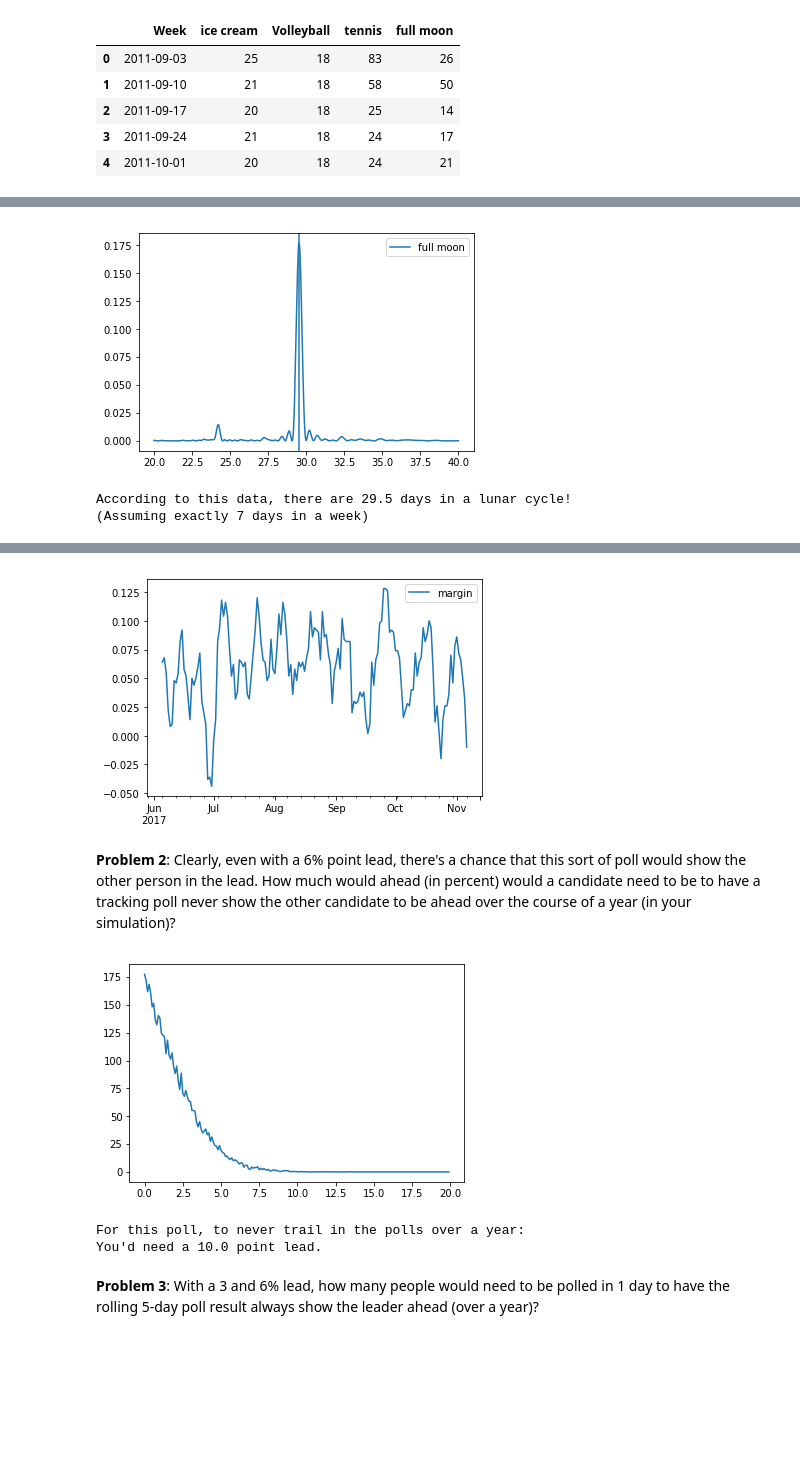
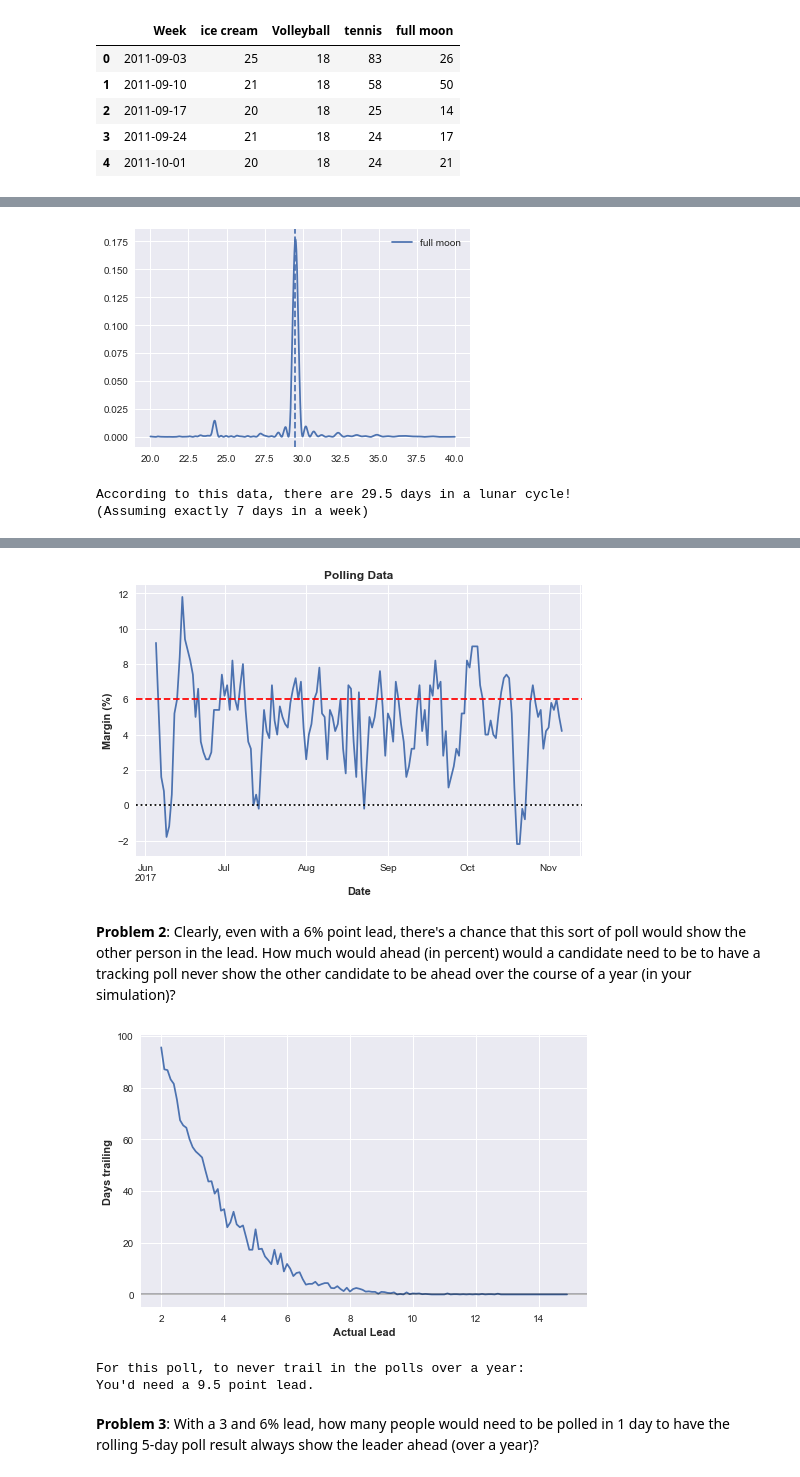
Before and after one commit to mattjaffe42/hw_py_ay250, a Jupyter notebook: hw1/jaffe_hw1.ipynb, the cells around one changed output, grey strips where cells are left out. Drawn from its saved outputs; the diff is of its cells as text; code cells hidden in the pictures; blank space fills up the shorter version.

```diff
--- a/hw1/jaffe_hw1.ipynb
+++ b/hw1/jaffe_hw1.ipynb
@@ -482,7 +482,10 @@ Often times, people act as good sensors of the physical universe. We can use Goo
 Hint: `from scipy.signal.spectral import lombscargle` (you'll want to normalize your signal so it has a mean of zero.)
 # %%
 import pandas as pd
+import numpy as np
 from scipy.signal.spectral import lombscargle
+import seaborn as sns
+sns.set()
 
 datafile = './data/merged_data.csv'
 data_df = pd.read_csv(datafile)
@@ -529,7 +532,7 @@ According to this data, there are 354.6 days in a year!
 ####################################
 # Number of days in a lunar cycle
 ####################################
-freqs = linspace(1/40, 1/20, 100000);
+freqs = np.linspace(1/40, 1/20, 100000);
 channel = 'full moon'
 pgram = lombscargle(2*np.pi*days, data_df[channel], freqs, normalize=True)
 
@@ -537,13 +540,13 @@ ax = plt.gca()
 color = next(ax._get_lines.prop_cycler)['color']
 plt.plot(1/freqs, pgram, label=channel, color=color)
 days_in_a_lunar_cycle = 1/freqs[pgram.argsort()[-1]]
-plt.axvline(x=days_in_a_lunar_cycle, color=color)
+plt.axvline(x=days_in_a_lunar_cycle, color=color, linestyle='--')
 plt.legend()
 plt.show()
 
 print(f"According to this data, there are {days_in_a_lunar_cycle:.1f} days in a lunar cycle!\n(Assuming exactly 7 days in a week)")
 # %% [output]
-[figure, old version]
+[figure, new version]
 According to this data, there are 29.5 days in a lunar cycle!
 (Assuming exactly 7 days in a week)
 # %% [markdown]
@@ -563,6 +566,8 @@ import pandas as pd
 import numpy as np
 import numpy.random as rnd
 import matplotlib.pyplot as plt
+import seaborn as sns
+sns.set()
 
 day0 = date(2017, 6, 1)
 day_f = date(2017, 11, 6)  # day before election day
@@ -588,18 +593,22 @@ def get_rolling_df(ndays=n_days_Silver, n_daily=n_daily_Silver, lead=lead_H_Silv
     results_s = pd.Series(poll_results, index=poll_days)
     results_df = pd.DataFrame({'margin':results_s})
 
-    return (results_df.rolling(5, win_type='boxcar').mean()/n_daily-0.5)*2
+    return (results_df.rolling(5, win_type='boxcar').mean()/n_daily-0.5)*2*100
 
 rolling_mean_df = get_rolling_df()
 rolling_mean_df.plot()
-#plt.ylim(-0.05, 0.15)
+
+# some formatting
+plt.axhline(0, color='k', linestyle=':')
+plt.axhline(lead_H_Silver, color='r', linestyle='--')
+plt.gca().legend_.remove()
+plt.gcf().set_size_inches((8,5))
+plt.xlabel("Date", fontweight="bold")
+plt.ylabel("Margin (%)", fontweight="bold")
+plt.title("Polling Data", fontweight="bold")
 plt.show()
-
-# To do
-#------
-# plot formatting
 # %% [output]
-[figure, old version]
+[figure, new version]
 # %% [markdown]
 **Problem 2**: Clearly, even with a 6% point lead, there's a chance that this sort of poll would show the other person in the lead. How much would ahead (in percent) would a candidate need to be to have a tracking poll never show the other candidate to be ahead over the course of a year (in your simulation)?
 # %%
@@ -621,13 +630,18 @@ for j, ld in enumerate(leads):
 # %%
 blowout = leads[np.where(pts_neg==0)[0][0]]
 
 plt.plot(leads, pts_neg)
+plt.gcf().set_size_inches((8,5))
+plt.xlabel("Actual Lead", fontweight="bold")
+plt.ylabel("Days trailing", fontweight="bold")
+plt.gca().axhline(0, linestyle='-', color='k', alpha=0.3)
 plt.show()
+
 print(f"For this poll, to never trail in the polls over a year:\nYou'd need a {blowout:.1f} point lead.")
 # %% [output]
-[figure, old version]
+[figure, new version]
 For this poll, to never trail in the polls over a year:
-You'd need a 10.0 point lead.
+You'd need a 9.5 point lead.
 # %% [markdown]
 **Problem 3**: With a 3 and 6% lead, how many people would need to be polled in 1 day to have the rolling 5-day poll result always show the leader ahead (over a year)?
 # %%
```
Also changed, not shown: parts of 2 cells of this notebook.
